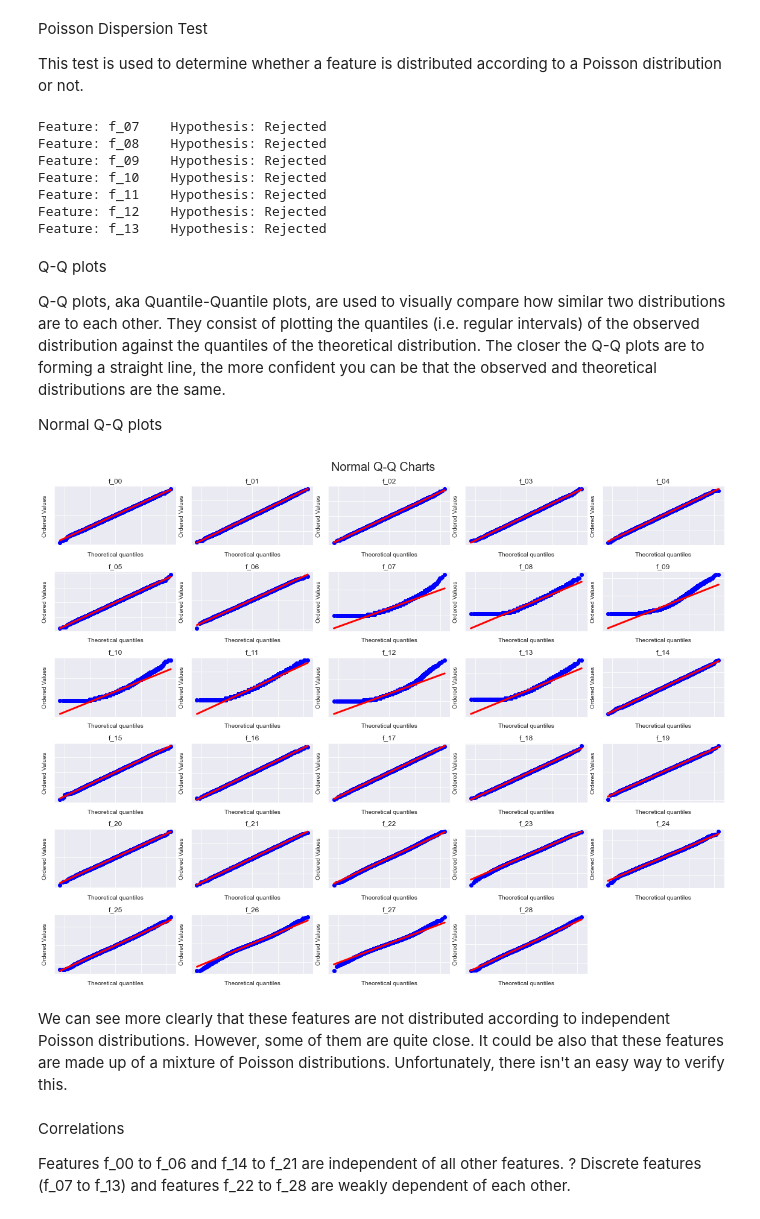
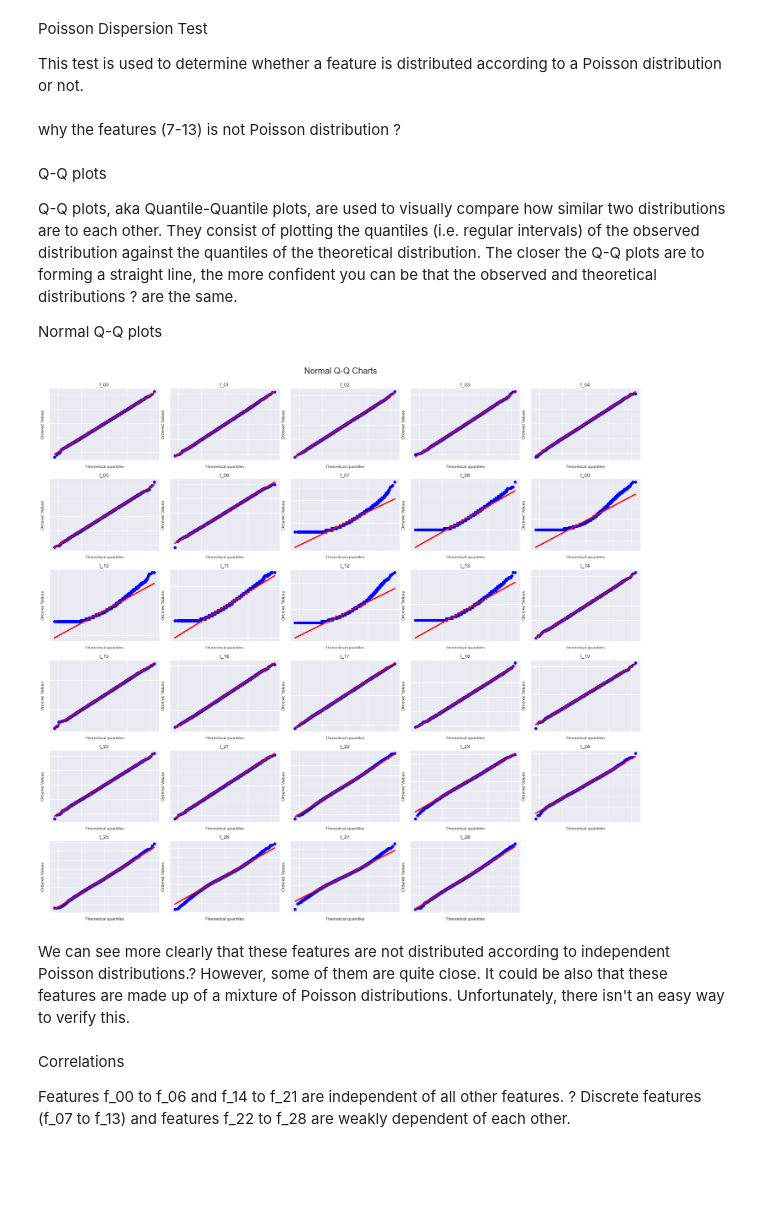
Before and after one commit to challenge2/workspace, a Jupyter notebook: Tabular Playground Series.ipynb, the cells around one changed output. Drawn from its saved outputs; the diff is of its cells as text; code cells hidden in the pictures; blank space fills up the shorter version.

```diff
--- a/Tabular Playground Series.ipynb
+++ b/Tabular Playground Series.ipynb
@@ -15,7 +14,7 @@ from scipy.stats import poisson
 # %%
-data_rmid = pd.read_csv("data_rmid.csv")
+data = pd.read_csv("data.csv") #
 sample_submission = pd.read_csv("sample_submission.csv")
-data_rmid.head()
+data.head()
 # %% [output]
 |  | id | f_00 | f_01 | f_02 | f_03 | f_04 | f_05 | f_06 | f_07 | f_08 | ... | ... |
 | 0 | 0 | -0.389420 | -0.912791 | 0.648951 | 0.589045 | -0.830817 | 0.733624 | 2.258560 | 2 | 13 | ... | ... |
@@ -25,7 +24,7 @@ data_rmid.head()
 | 4 | 4 | -0.671268 | -1.039533 | -0.270155 | -1.830264 | -0.290108 | -1.852809 | 0.781898 | 8 | 7 | ... | ... |
 5 rows × 30 columns
 # %%
-data_rmid = data_rmid.drop('id', axis=1)
+data_rmid = data.drop('id', axis=1)
 data_rmid.shape
 # %% [output]
 (98000, 29)
@@ -146,3 +172,8 @@ fig.tight_layout()  # Improves appearance a bit
 plt.show()
 # %% [output]
 [figure]
+# %%
+from sklearn.decomposition import PCA
+pca = PCA(n_components = 0.80)# This says we want retain the 80% of variance
+pca.fit(data_rmid)
+reduced = pca.transform(data_rmid)
@@ -186,46 +234,11 @@ Feature: f_28    Hypothesis: Rejected
 Poisson Dispersion Test
 
 This test is used to determine whether a feature is distributed according to a Poisson distribution or not.
-# %%
-# Discrete features to test
-int_feats = ['f_07', 'f_08', 'f_09', 'f_10', 'f_11', 'f_12', 'f_13']
-
-# Univariate poisson test
-for col in data_rmid[int_feats].columns:
-    # Parameters
-    alpha = 0.05                  # significance level
-    n = len(data_rmid[col])            # sample size
-    df = n-1                      # degrees of freedom
-
-    # Statistics
-    mu = data_rmid[col].mean()               # sample mean
-    D = ((data_rmid[col]-mu)**2).sum()/mu    # test statistic
-
-    # Two-tailed test
-    q_lower = alpha/2
-    q_upper = (1-alpha)/2
-
-    # percentile point function = inverse of cdf
-    chi2_crit_lower = chi2.ppf(q_lower, df)
-    chi2_crit_upper = chi2.ppf(q_upper, df)
-
-    if (D<chi2_crit_lower) or (D>chi2_crit_upper):
-        result = colored('Rejected', 'red')
-    else:
-        result = colored('Accepted', 'green')
-    print('Feature: {}\t Hypothesis: {}'.format(col, result))
-    #print('D:',int(D),', chi2_crit_lower:',int(chi2_crit_lower),', chi2_crit_upper:',int(chi2_crit_upper),'\n')
-# %% [output]
-Feature: f_07    Hypothesis: Rejected
-Feature: f_08    Hypothesis: Rejected
-Feature: f_09    Hypothesis: Rejected
-Feature: f_10    Hypothesis: Rejected
-Feature: f_11    Hypothesis: Rejected
-Feature: f_12    Hypothesis: Rejected
-Feature: f_13    Hypothesis: Rejected
+# %% [markdown]
+why the features (7-13) is not Poisson distribution ?
 # %% [markdown]
 Q-Q plots
 
-Q-Q plots, aka Quantile-Quantile plots, are used to visually compare how similar two distributions are to each other. They consist of plotting the quantiles (i.e. regular intervals) of the observed distribution against the quantiles of the theoretical distribution. The closer the Q-Q plots are to forming a straight line, the more confident you can be that the observed and theoretical distributions are the same.
+Q-Q plots, aka Quantile-Quantile plots, are used to visually compare how similar two distributions are to each other. They consist of plotting the quantiles (i.e. regular intervals) of the observed distribution against the quantiles of the theoretical distribution. The closer the Q-Q plots are to forming a straight line, the more confident you can be that the observed and theoretical distributions ? are the same.
 
 Normal Q-Q plots
@@ -232,26 +247,26 @@ Normal Q-Q plots
 # %%
-# for i in range(data_rmid.shape[1]):# Normal Q-Q plots
-figure = plt.figure(figsize = (16,12))
+ # for i in range(data_rmid.shape[1]):# Normal Q-Q plots
+figure = plt.figure(figsize = (20,18))
 for i in range(len(data_rmid.columns)):
 
     # Q-Q plot
     ax = plt.subplot(6,5, i+1)
-    stats.probplot(data_rmid.iloc[:,i], dist='norm', plot=plt)
+    stats.probplot(data_rmid.iloc[:,i], dist='norm', plot=plt) #
 
     # Aesthetics
     ax.get_lines()[0].set_markersize(6.0)
     ax.get_lines()[1].set_linewidth(3.0)
     ax.set_xticklabels([])
     ax.set_yticklabels([])
     plt.title(data_rmid.columns[i])
 
-figure.tight_layout(h_pad=1.0, w_pad=0.5)
+figure.tight_layout(h_pad=1.0, w_pad=0.5) # ?
 plt.suptitle('Normal Q-Q Charts', y=1.02, fontsize=20)
 plt.show()
 # %% [output]
-[figure, old version]
+[figure, new version]
 # %% [markdown]
-We can see more clearly that these features are not distributed according to independent Poisson distributions. However, some of them are quite close. It could be also that these features are made up of a mixture of Poisson distributions. Unfortunately, there isn't an easy way to verify this.
+We can see more clearly that these features are not distributed according to independent Poisson distributions.? However, some of them are quite close. It could be also that these features are made up of a mixture of Poisson distributions. Unfortunately, there isn't an easy way to verify this.
 # %% [markdown]
 Correlations
 
```
Also changed, not shown: parts of 35 cells of this notebook, 3 other files.
